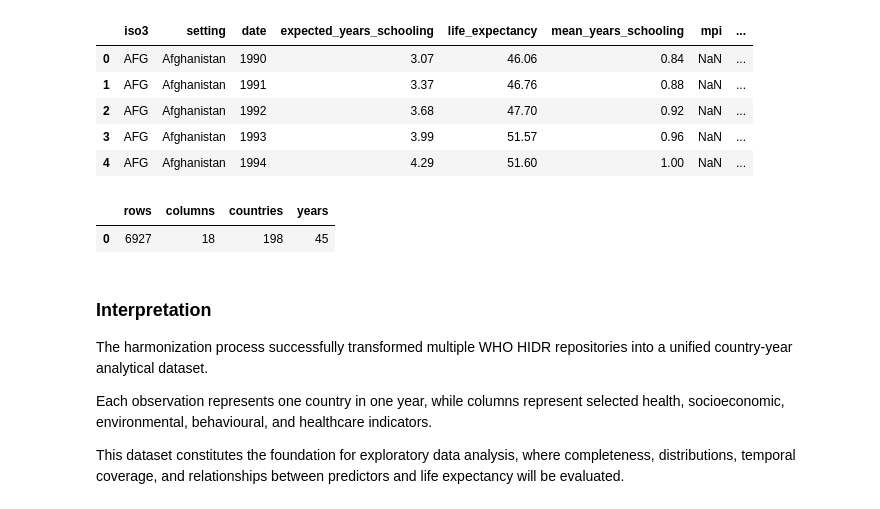
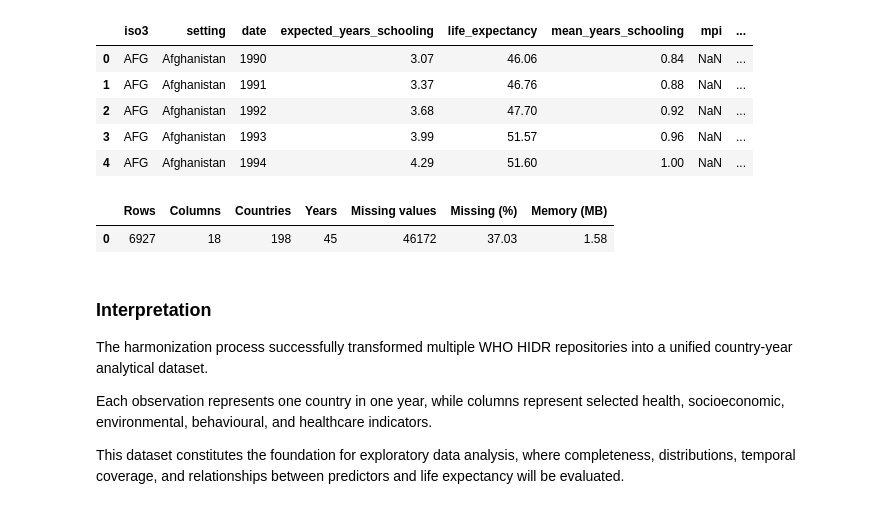
Before and after one commit to ananda-pires/who_life_expectancy_prediction, a Jupyter notebook: notebooks/life_expectancy.ipynb, the cells around one changed output. Cells and saved outputs as stored; diff of their text form; code cells hidden in the pictures.

```diff
--- a/notebooks/life_expectancy.ipynb
+++ b/notebooks/life_expectancy.ipynb
@@ -548,9 +598,9 @@ To construct a unified country-year dataset, subgroup estimates must be aggregat
 # %%
+# =============================================================================
 # Aggregate subgroup estimates
+# =============================================================================
 
-aggregated_data, aggregation_summary = aggregate_subgroups(
-    selected_data
-)
+aggregated_data, aggregation_summary = aggregate_subgroups(selected_data)
 
 aggregation_summary
 # %% [output]
@@ -573,9 +629,9 @@ aggregation_summary
 # %%
+# =============================================================================
 # Transform datasets into wide format
+# =============================================================================
 
-wide_data = reshape_to_wide(
-    aggregated_data
-)
+wide_data = reshape_to_wide(aggregated_data)
 
 {
     name: df.shape
@@ -591,21 +647,21 @@ wide_data = reshape_to_wide(
  'ncd': (6435, 4),
  'healthcare': (6571, 6)}
 # %%
+# =============================================================================
 # Merge datasets
+# =============================================================================
 
-analytical_dataset = merge_datasets(
-    wide_data
-)
+analytical_dataset = merge_datasets(wide_data)
 
 analytical_dataset.shape
 # %% [output]
 (6927, 18)
 # %%
+# =============================================================================
 # Standardize variable names
+# =============================================================================
 
-analytical_dataset = rename_variables(
-    analytical_dataset
-)
+analytical_dataset = rename_variables(analytical_dataset)
 
 analytical_dataset.head()
 # %% [output]
@@ -616,14 +672,14 @@ analytical_dataset.head()
 | 3 | AFG | Afghanistan | 1993 | 3.99 | 51.57 | 0.96 | NaN | ... |
 | 4 | AFG | Afghanistan | 1994 | 4.29 | 51.60 | 1.00 | NaN | ... |
 # %%
+# =============================================================================
 # Assess analytical dataset structure
+# =============================================================================
 
-dataset_quality_summary(
-    analytical_dataset
-)
+dataset_quality_summary(analytical_dataset)
 # %% [output]
-|  | rows | columns | countries | years |
-| 0 | 6927 | 18 | 198 | 45 |
+|  | Rows | Columns | Countries | Years | Missing values | Missing (%) | Memory (MB) |
+| 0 | 6927 | 18 | 198 | 45 | 46172 | 37.03 | 1.58 |
 # %% [markdown]
 ### Interpretation
 
```
Also changed, not shown: parts of 107 cells of this notebook, 12 other files.
